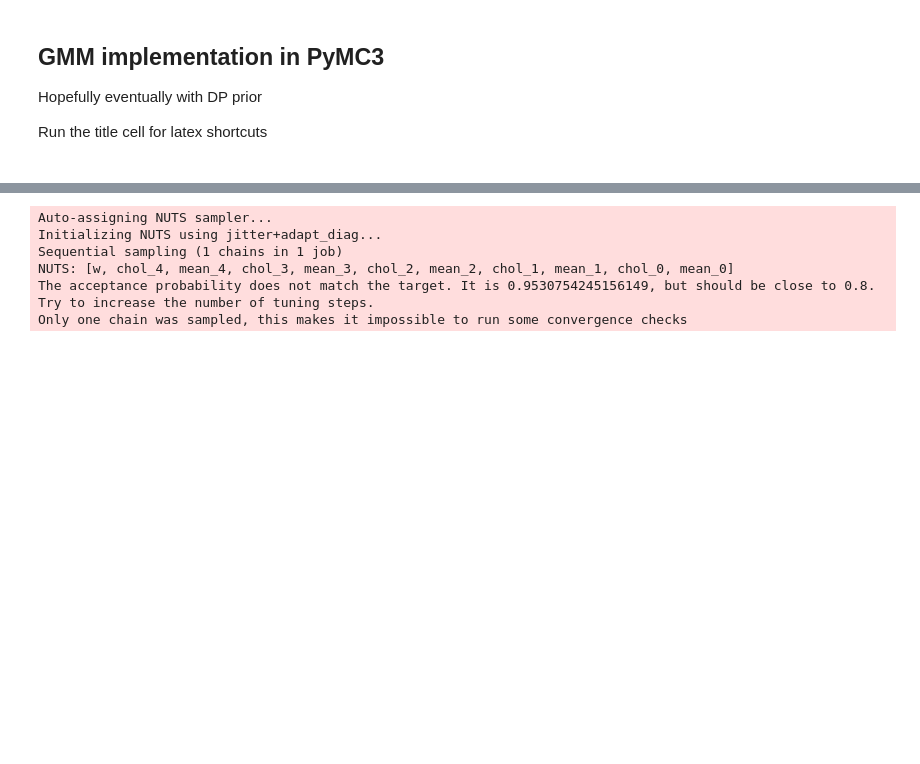
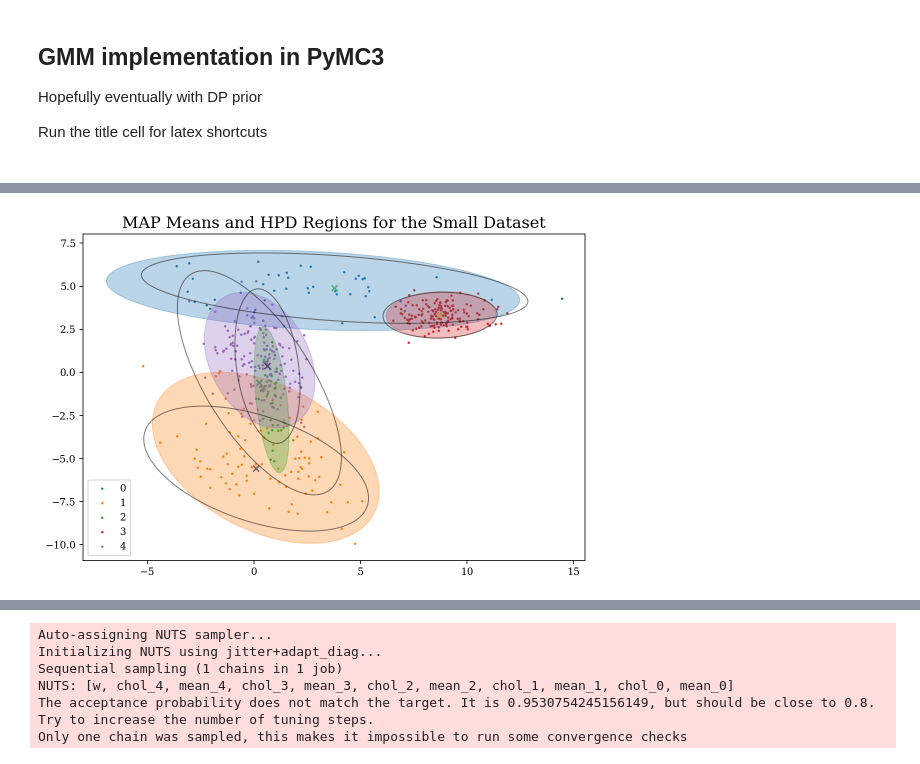
Before and after one commit to jrussell25/ML-miscellany, a Jupyter notebook: pymc3_gmm.ipynb, the cells around one changed output, grey strips where cells are left out. Saved outputs shown, nothing was run; the diff lists cells and outputs as text; code cells hidden in the pictures; blank space fills up the shorter version.

```diff
--- a/pymc3_gmm.ipynb
+++ b/pymc3_gmm.ipynb
@@ -104,0 +165,33 @@ warnings.filterwarnings("ignore", category=FutureWarning)
+# %%
+empirical_covs = np.zeros((5,2,2))
+empirical_means = np.zeros((5,2))
+for i in range(K_true):
+    empirical_covs[i] = np.cov(small_data[small_labels==i].T)
+    empirical_means[i] = np.mean(small_data[small_labels==i], axis=0)
+# %%
+map_means = np.array([full_cat_trace.get_values('mean_{}'.format(i)).mean(axis=0) for i in range(K_true)])
+map_chols = np.array([full_cat_trace.get_values('chol_{}'.format(i)).mean(axis=0) for i in range(K_true)])
+map_w  = full_cat_trace.get_values('w').mean(axis=0)
+# %%
+fig = plt.figure()
+ax = fig.add_subplot(111)
+
+for i in range(K_true):
+    pts = small_data[small_labels==i]
+    ax.scatter(pts[:,0], pts[:,1],s=2,label=str(i))
+    e = draw_elliptical_contour(empirical_means[i], cov=empirical_covs[i])
+    e.set_edgecolor(plt.get_cmap('tab10')(i))
+    e.set_facecolor(plt.get_cmap('tab10')(i))
+    ax.add_patch(e)
+for i,chol in enumerate(map_chols):
+    e = draw_elliptical_contour(map_means[i], L=chol, fill=False, alpha=0.5)
+    e.set_edgecolor('k')
+    ax.add_patch(e)
+ax.scatter(map_means[:,0],map_means[:,1], marker="x", c=np.arange(5))
+# num=150
+# ax.scatter(small_data[num,0], small_data[num,1], marker='x', color='m')
+plt.title("MAP Means and HPD Regions for the Small Dataset", fontsize=16)
+plt.legend()
+plt.show()
+# %% [output]
+[figure, added]
```
Also changed, not shown: parts of 18 cells of this notebook, 8 other files.
